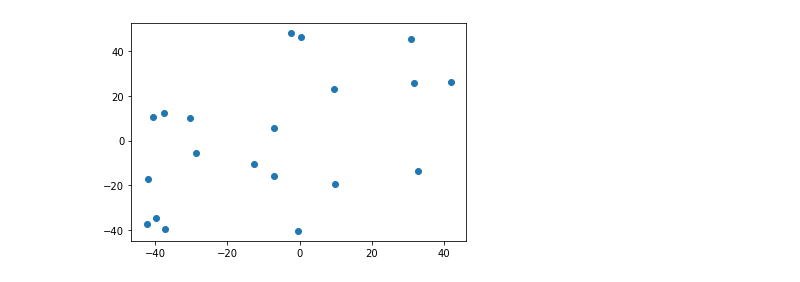
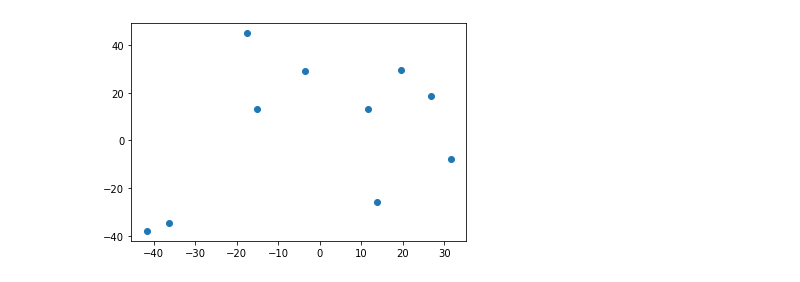
Before and after one commit to AlessioLuciani/distributed-uav-rl-protocol, a Jupyter notebook: simulation.ipynb, the cells around one changed output. Saved outputs shown, nothing was run; the diff lists cells and outputs as text; code cells hidden in the pictures.

```diff
--- a/simulation.ipynb
+++ b/simulation.ipynb
@@ -24,16 +25,16 @@ from tf_agents import utils
 from tf_agents.trajectories import time_step as ts
 # %%
 # Number of sensing locations
-locations_num = 20
+locations_num = 10
 
 # Size of the map (the map is squared)
 map_size = 100.0
 
 # Coordinates of the sensing locations
 sensing_locations = (np.random.rand(locations_num, 2) * map_size) - (map_size / 2)
 
 _ = plt.scatter(sensing_locations[:,0], sensing_locations[:,1])
 # %% [output]
-[figure, old version]
+[figure, new version]
 # %%
 # Number of drones
```
Also changed, not shown: parts of 7 cells of this notebook.
